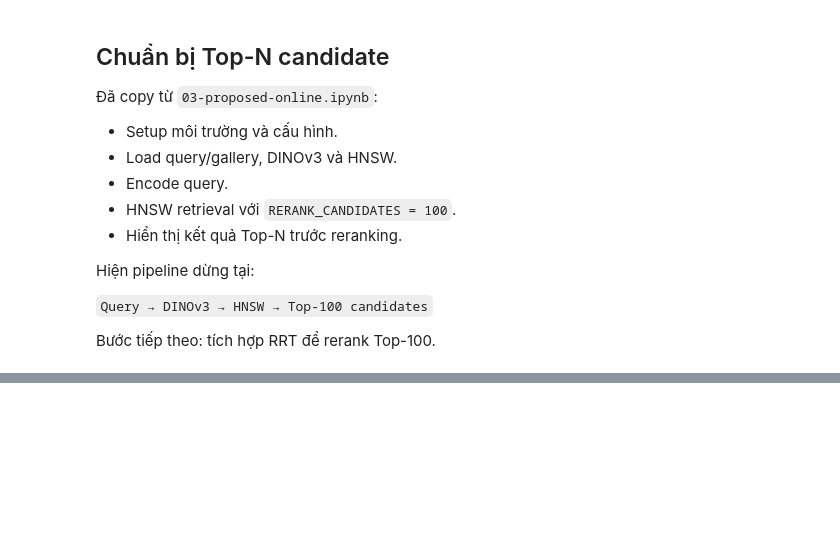
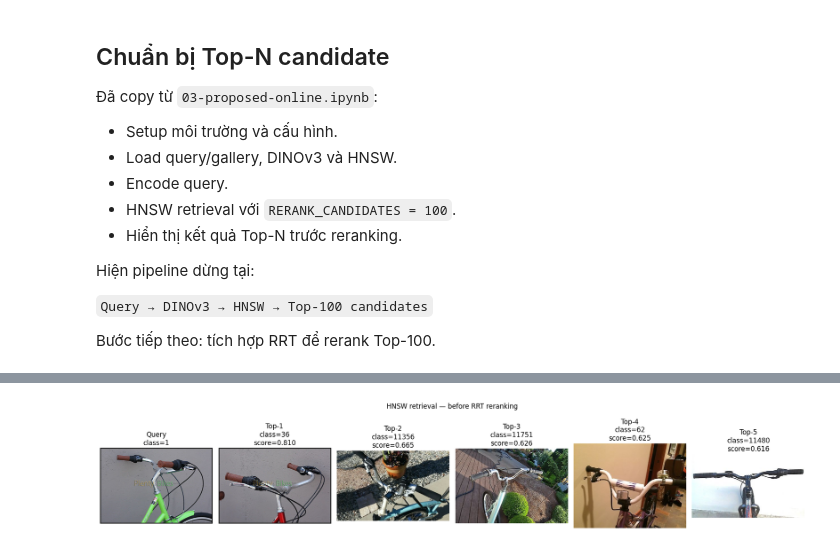
Before and after one commit to HCMUS-VIR-Nhom8/DINOv3-FAISS-HNSW-SOP-VisualProductSearch, a Jupyter notebook: notebooks/integrate.ipynb, the cells around one changed output, grey strips where cells are left out. Saved outputs shown, nothing was run; the diff lists cells and outputs as text; code cells hidden in the pictures; blank space fills up the shorter version.

```diff
--- a/notebooks/integrate.ipynb
+++ b/notebooks/integrate.ipynb
@@ -663,0 +909,13 @@ Bước tiếp theo: tích hợp RRT để rerank Top-100.
+# %%
+# Top-100 candidate ids từ HNSW đã có trước đó
+candidate_ids = q_ids[0]
+
+# Lấy metadata tương ứng của 100 candidate
+candidate_df = gallery_df.iloc[candidate_ids].copy()
+
+print("Number of candidates:", len(candidate_df))
+display(
+    candidate_df[
+        ["image_id", "class_id", "image_path"]
+    ].head()
+)
@@ -663,0 +930,36 @@ Bước tiếp theo: tích hợp RRT để rerank Top-100.
+# %%
+import matplotlib.pyplot as plt
+from PIL import Image
+
+n_show = 5
+
+fig, axes = plt.subplots(1, n_show + 1, figsize=(18, 4))
+
+# Query
+axes[0].imshow(Image.open(query_path).convert("RGB"))
+axes[0].set_title(
+    f"Query\nclass={query_row['class_id']}"
+)
+axes[0].axis("off")
+
+# Top-N trước RRT
+for rank in range(n_show):
+    row = candidate_df.iloc[rank]
+
+    axes[rank + 1].imshow(
+        Image.open(row["image_path"]).convert("RGB")
+    )
+
+    axes[rank + 1].set_title(
+        f"Top-{rank+1}\n"
+        f"class={row['class_id']}\n"
+        f"score={q_scores[0, rank]:.3f}"
+    )
+
+    axes[rank + 1].axis("off")
+
+plt.suptitle("HNSW retrieval — before RRT reranking")
+plt.tight_layout()
+plt.show()
+# %% [output]
+[figure, added]
```
Also changed, not shown: parts of 35 cells of this notebook.
